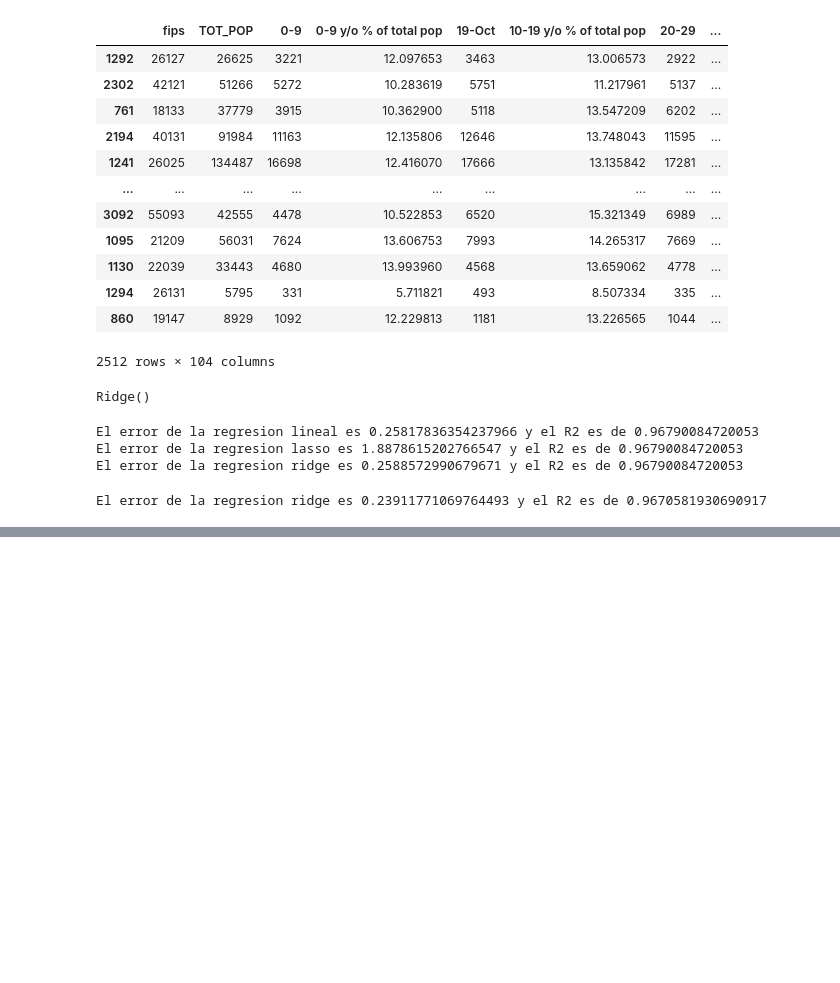
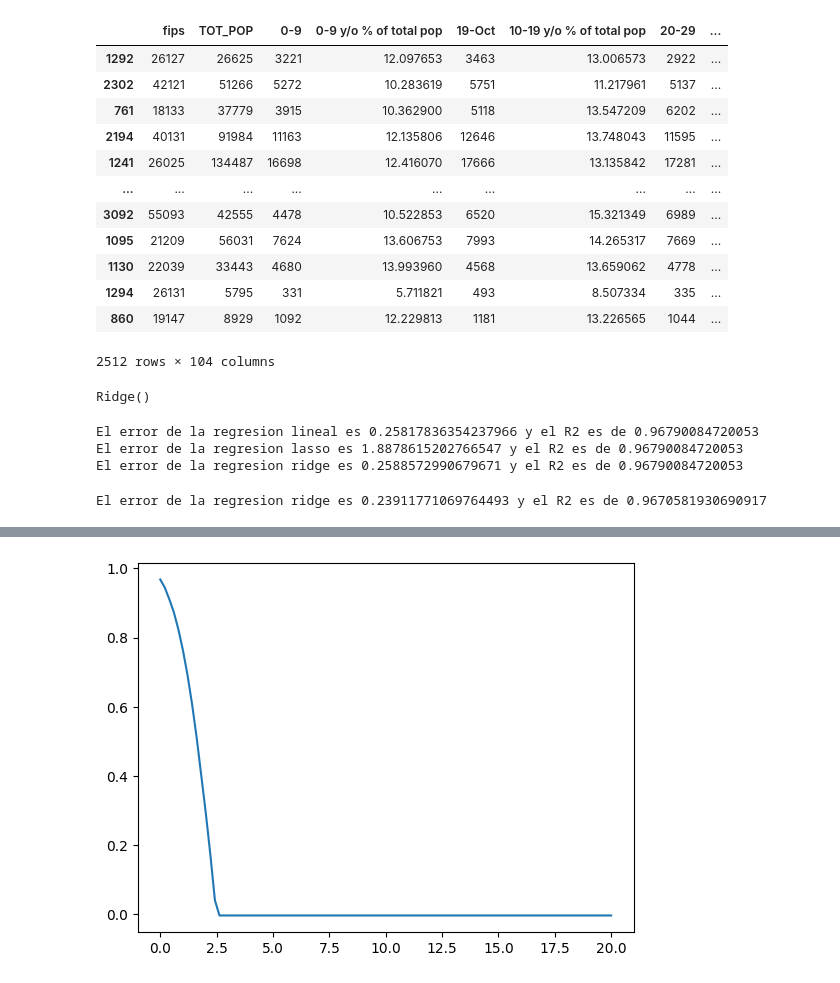
Before and after one commit to Fergo20011/ridge_lasso2, a Jupyter notebook: src/explore.ipynb, the cells around one changed output, grey strips where cells are left out. Drawn from its saved outputs; the diff is of its cells as text; code cells hidden in the pictures; blank space fills up the shorter version.

```diff
--- a/src/explore.ipynb
+++ b/src/explore.ipynb
@@ -131,3 +135,7 @@ y_pred_rl_train = model_rl.predict(X_train_esc)
 print(f'El error de la regresion ridge es {mean_squared_error(y_train,y_pred_rl_train)} y el R2 es de {r2_score(y_train,y_pred_rl_train)}')
 # %% [output]
 El error de la regresion ridge es 0.23911771069764493 y el R2 es de 0.9670581930690917
+# %%
+import numpy as np
+var_x = np.linspace(0,20,100)
+var_x
@@ -133,0 +163,8 @@ El error de la regresion ridge es 0.23911771069764493 y el R2 es de 0.9670581930
+# %%
+r2_alphas = []
+for alpha in var_x:
+   model = Lasso(alpha=alpha)
+   model.fit(X_train_esc, y_train)
+   y_pred = model.predict(X_test_esc)
+   r2_alphas.append(r2_score(y_test, y_pred))
+r2_alphas
@@ -133,0 +189,7 @@ El error de la regresion ridge es 0.23911771069764493 y el R2 es de 0.9670581930
+# %%
+import matplotlib.pyplot as plt
+
+plt.plot(var_x,r2_alphas)
+plt.show()
+# %% [output]
+[figure, added]
```
Also changed, not shown: parts of 3 cells of this notebook.
